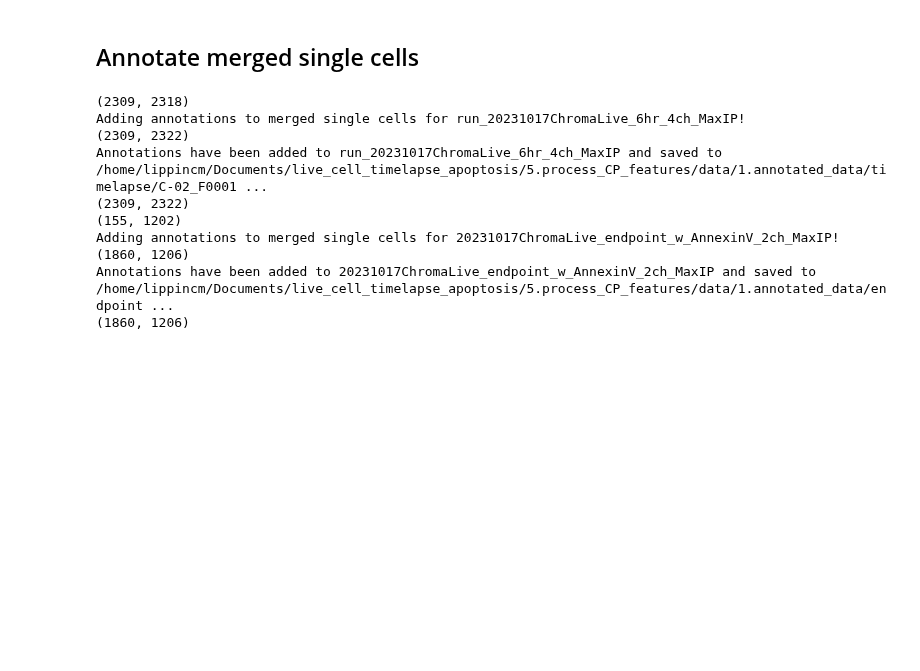
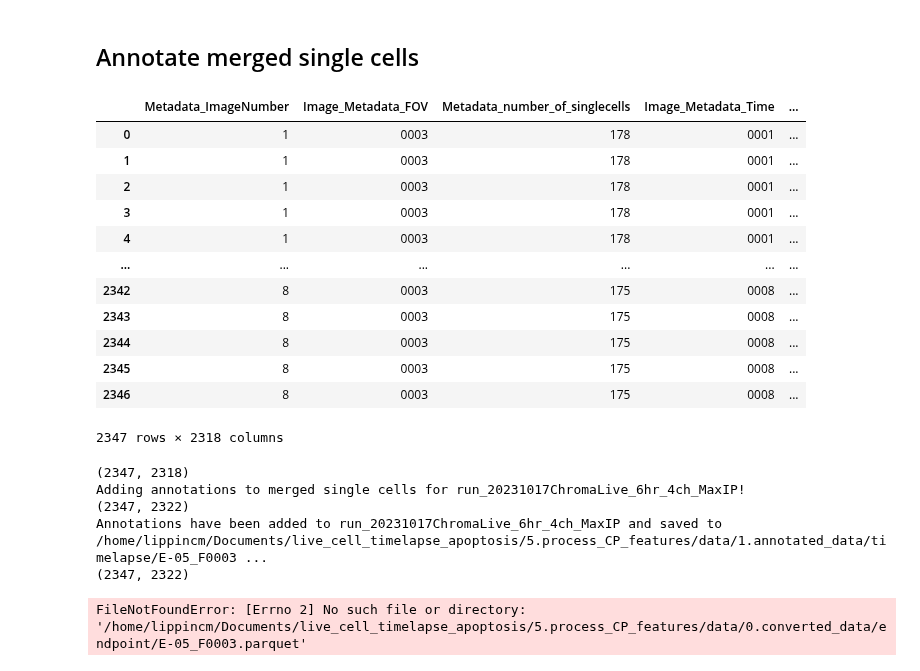
Before and after one commit to WayScience/live_cell_timelapse_apoptosis, a Jupyter notebook: 5.process_CP_features/notebooks/1.annotate_sc.ipynb, the cells around one changed output. Cells and saved outputs as stored; diff of their text form; code cells hidden in the pictures; blank space fills up the shorter version.

```diff
--- a/5.process_CP_features/notebooks/1.annotate_sc.ipynb
+++ b/5.process_CP_features/notebooks/1.annotate_sc.ipynb
@@ -79,6 +79,23 @@ dict_of_inputs = {
 }
 # %% [markdown]
 ## Annotate merged single cells
+# %%
+single_cell_df = pd.read_parquet(f"{data_dir}/timelapse/{well_fov}.parquet")
+single_cell_df
+# %% [output]
+|  | Metadata_ImageNumber | Image_Metadata_FOV | Metadata_number_of_singlecells | Image_Metadata_Time | ... |
+| 0 | 1 | 0003 | 178 | 0001 | ... |
+| 1 | 1 | 0003 | 178 | 0001 | ... |
+| 2 | 1 | 0003 | 178 | 0001 | ... |
+| 3 | 1 | 0003 | 178 | 0001 | ... |
+| 4 | 1 | 0003 | 178 | 0001 | ... |
+| ... | ... | ... | ... | ... | ... |
+| 2342 | 8 | 0003 | 175 | 0008 | ... |
+| 2343 | 8 | 0003 | 175 | 0008 | ... |
+| 2344 | 8 | 0003 | 175 | 0008 | ... |
+| 2345 | 8 | 0003 | 175 | 0008 | ... |
+| 2346 | 8 | 0003 | 175 | 0008 | ... |
+2347 rows × 2318 columns
 # %%
 for data_run, info in dict_of_inputs.items():
     # load in converted parquet file as df to use in annotate function
@@ -141,13 +158,9 @@ for data_run, info in dict_of_inputs.items():
     annotated_df.head()
 del annotated_df
 # %% [output]
-(2309, 2318)
+(2347, 2318)
 Adding annotations to merged single cells for run_20231017ChromaLive_6hr_4ch_MaxIP!
-(2309, 2322)
-Annotations have been added to run_20231017ChromaLive_6hr_4ch_MaxIP and saved to /home/lippincm/Documents/live_cell_timelapse_apoptosis/5.process_CP_features/data/1.annotated_data/timelapse/C-02_F0001 ...
-(2309, 2322)
-(155, 1202)
-Adding annotations to merged single cells for 20231017ChromaLive_endpoint_w_AnnexinV_2ch_MaxIP!
-(1860, 1206)
-Annotations have been added to 20231017ChromaLive_endpoint_w_AnnexinV_2ch_MaxIP and saved to /home/lippincm/Documents/live_cell_timelapse_apoptosis/5.process_CP_features/data/1.annotated_data/endpoint ...
-(1860, 1206)
+(2347, 2322)
+Annotations have been added to run_20231017ChromaLive_6hr_4ch_MaxIP and saved to /home/lippincm/Documents/live_cell_timelapse_apoptosis/5.process_CP_features/data/1.annotated_data/timelapse/E-05_F0003 ...
+(2347, 2322)
+FileNotFoundError: [Errno 2] No such file or directory: '/home/lippincm/Documents/live_cell_timelapse_apoptosis/5.process_CP_features/data/0.converted_data/endpoint/E-05_F0003.parquet'
```
Also changed, not shown: parts of 1 cell of this notebook, 3 other files.
